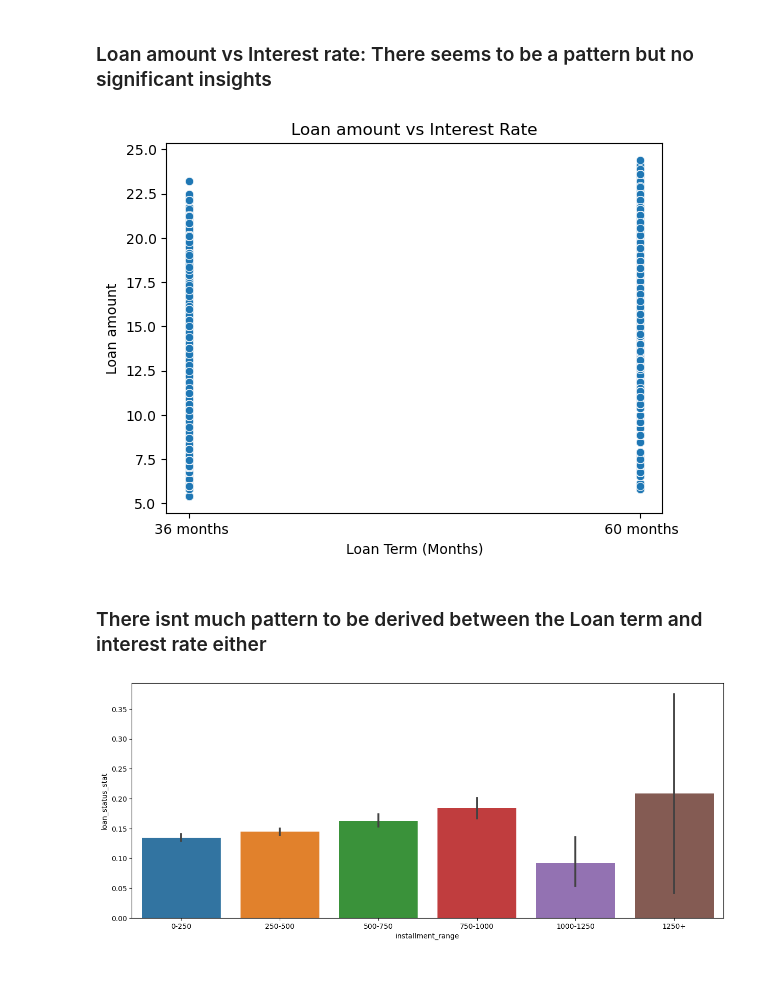
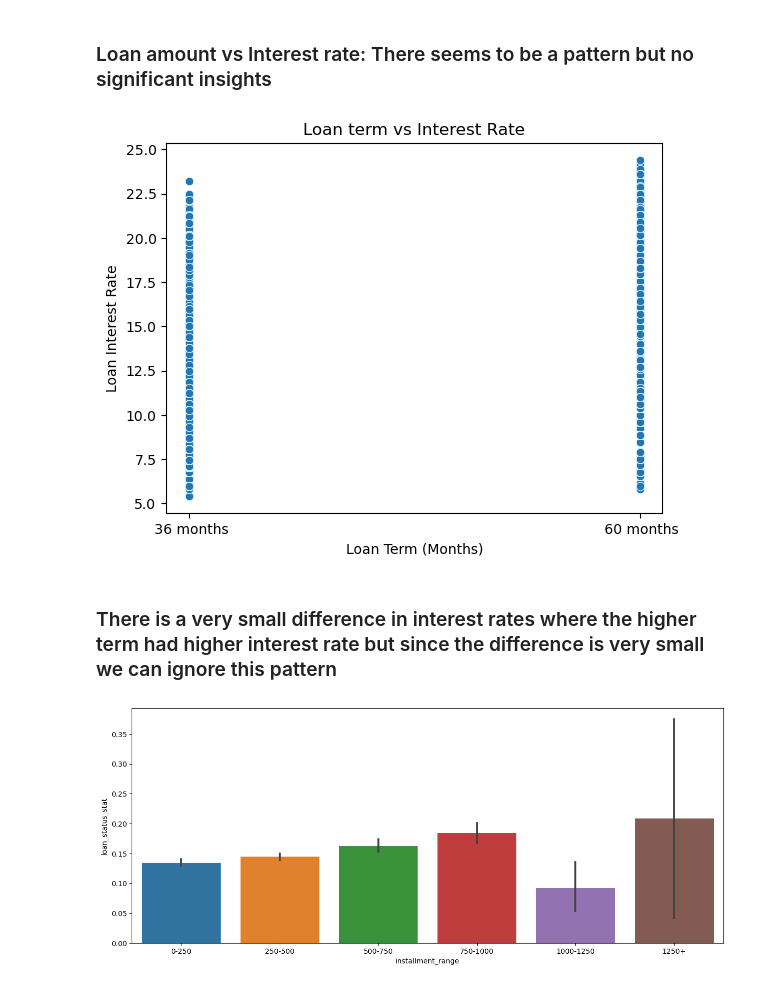
Before and after one commit to PravinGorlewar/LendingClubData_EDA, a Jupyter notebook: Arijit_Sengupta.ipynb, the cells around one changed output. Saved outputs shown, nothing was run; the diff lists cells and outputs as text; code cells hidden in the pictures.

```diff
--- a/Arijit_Sengupta.ipynb
+++ b/Arijit_Sengupta.ipynb
@@ -332,7 +332,7 @@ loans01['dti_range'] = pd.cut(loans01['dti'], bins, labels=bucket_d)
 #Since we are interested in patterns that lead to bad loans, removing all Ongoing loans as they will not be of any help here
 loans01=loans01[~(loans01.loan_status== 'Current')]
 
-loans01['loan_status_stat'] = loans01['loan_status'].apply(lambda x: 1 if x == 'Charged Off' else 0)
+#loans01['loan_status_stat'] = loans01['loan_status'].apply(lambda x: 1 if x == 'Charged Off' else 0)
 # %% [markdown]
 ## Univariate  & Bivariate Analysis
 # %% [markdown]
@@ -454,17 +451,17 @@ plt.show()
 # %% [markdown]
 ### Loan amount vs Interest rate: There seems to be a pattern but no significant insights
 # %%
-#Analysing to see whether there is any relation between loan amount and interest rate
+#Analysing to see whether there is any relation between term and interest rate
 
 sns.scatterplot(data=loans01, x='term', y='int_rate')
 plt.xlabel('Loan Term (Months)')
-plt.ylabel('Loan amount')
-plt.title('Loan amount vs Interest Rate')
+plt.ylabel('Loan Interest Rate')
+plt.title('Loan term vs Interest Rate')
 plt.show()
 # %% [output]
-[figure, old version]
+[figure, new version]
-# %% [markdown]
-### There isnt much pattern to be derived between the Loan term and interest rate either
+# %% [markdown]
+### There is a very small difference in interest rates where the higher term had higher interest rate but since the difference is very small we can ignore this pattern
 # %%
 # installment vas Defaulter
 
```
Also changed, not shown: parts of 15 cells of this notebook.
